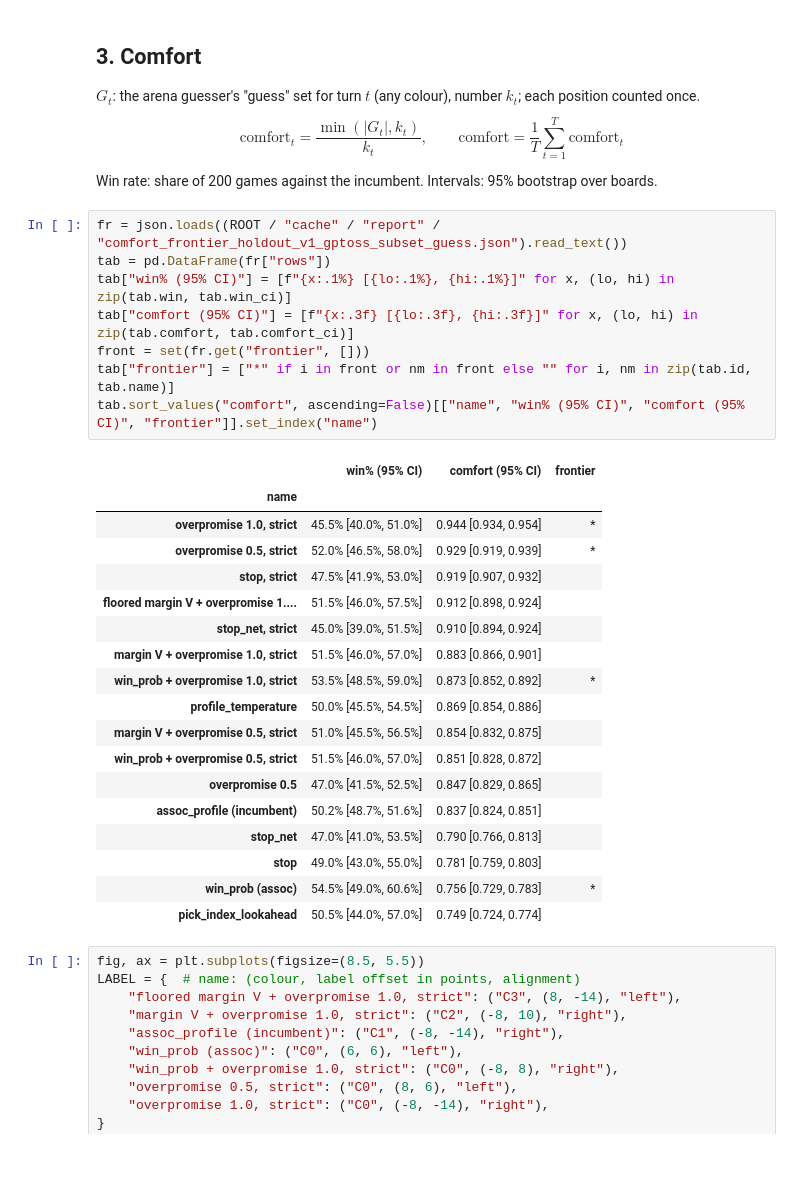
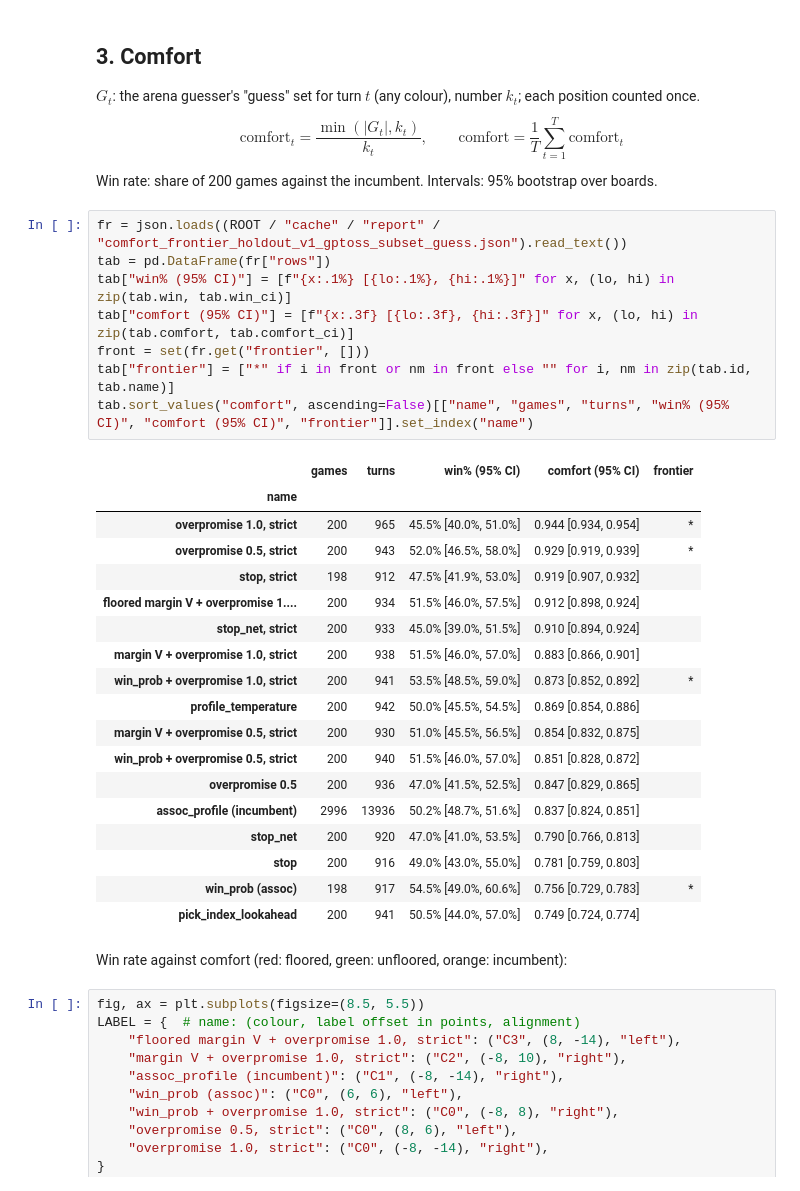
Before and after one commit to shanelee2027/CodenamesAI, a Jupyter notebook: notebooks/value_model_comfort_1028.ipynb, the cells around one changed output. Drawn from its saved outputs; the diff is of its cells as text; blank space fills up the shorter version.

Commit message:
Formula notebook: data tables back (raw, fit, sqrt(n) check, ranking-listener R2, games/turns), one-line captions
Co-Authored-By: Claude Opus 5.5 <noreply@anthropic.com>

```diff
--- a/notebooks/value_model_comfort_1028.ipynb
+++ b/notebooks/value_model_comfort_1028.ipynb
@@ -184,30 +269,32 @@ Win rate: share of 200 games against the incumbent. Intervals: 95% bootstrap ove
 # %%
 fr = json.loads((ROOT / "cache" / "report" / "comfort_frontier_holdout_v1_gptoss_subset_guess.json").read_text())
 tab = pd.DataFrame(fr["rows"])
 tab["win% (95% CI)"] = [f"{x:.1%} [{lo:.1%}, {hi:.1%}]" for x, (lo, hi) in zip(tab.win, tab.win_ci)]
 tab["comfort (95% CI)"] = [f"{x:.3f} [{lo:.3f}, {hi:.3f}]" for x, (lo, hi) in zip(tab.comfort, tab.comfort_ci)]
 front = set(fr.get("frontier", []))
 tab["frontier"] = ["*" if i in front or nm in front else "" for i, nm in zip(tab.id, tab.name)]
-tab.sort_values("comfort", ascending=False)[["name", "win% (95% CI)", "comfort (95% CI)", "frontier"]].set_index("name")
+tab.sort_values("comfort", ascending=False)[["name", "games", "turns", "win% (95% CI)", "comfort (95% CI)", "frontier"]].set_index("name")
 # %% [output]
-|  | win% (95% CI) | comfort (95% CI) | frontier |
-| name |  |  |  |
-| overpromise 1.0, strict | 45.5% [40.0%, 51.0%] | 0.944 [0.934, 0.954] | * |
-| overpromise 0.5, strict | 52.0% [46.5%, 58.0%] | 0.929 [0.919, 0.939] | * |
-| stop, strict | 47.5% [41.9%, 53.0%] | 0.919 [0.907, 0.932] |  |
-| floored margin V + overpromise 1.... | 51.5% [46.0%, 57.5%] | 0.912 [0.898, 0.924] |  |
-| stop_net, strict | 45.0% [39.0%, 51.5%] | 0.910 [0.894, 0.924] |  |
-| margin V + overpromise 1.0, strict | 51.5% [46.0%, 57.0%] | 0.883 [0.866, 0.901] |  |
-| win_prob + overpromise 1.0, strict | 53.5% [48.5%, 59.0%] | 0.873 [0.852, 0.892] | * |
-| profile_temperature | 50.0% [45.5%, 54.5%] | 0.869 [0.854, 0.886] |  |
-| margin V + overpromise 0.5, strict | 51.0% [45.5%, 56.5%] | 0.854 [0.832, 0.875] |  |
-| win_prob + overpromise 0.5, strict | 51.5% [46.0%, 57.0%] | 0.851 [0.828, 0.872] |  |
-| overpromise 0.5 | 47.0% [41.5%, 52.5%] | 0.847 [0.829, 0.865] |  |
-| assoc_profile (incumbent) | 50.2% [48.7%, 51.6%] | 0.837 [0.824, 0.851] |  |
-| stop_net | 47.0% [41.0%, 53.5%] | 0.790 [0.766, 0.813] |  |
-| stop | 49.0% [43.0%, 55.0%] | 0.781 [0.759, 0.803] |  |
-| win_prob (assoc) | 54.5% [49.0%, 60.6%] | 0.756 [0.729, 0.783] | * |
-| pick_index_lookahead | 50.5% [44.0%, 57.0%] | 0.749 [0.724, 0.774] |  |
+|  | games | turns | win% (95% CI) | comfort (95% CI) | frontier |
+| name |  |  |  |  |  |
+| overpromise 1.0, strict | 200 | 965 | 45.5% [40.0%, 51.0%] | 0.944 [0.934, 0.954] | * |
+| overpromise 0.5, strict | 200 | 943 | 52.0% [46.5%, 58.0%] | 0.929 [0.919, 0.939] | * |
+| stop, strict | 198 | 912 | 47.5% [41.9%, 53.0%] | 0.919 [0.907, 0.932] |  |
+| floored margin V + overpromise 1.... | 200 | 934 | 51.5% [46.0%, 57.5%] | 0.912 [0.898, 0.924] |  |
+| stop_net, strict | 200 | 933 | 45.0% [39.0%, 51.5%] | 0.910 [0.894, 0.924] |  |
+| margin V + overpromise 1.0, strict | 200 | 938 | 51.5% [46.0%, 57.0%] | 0.883 [0.866, 0.901] |  |
+| win_prob + overpromise 1.0, strict | 200 | 941 | 53.5% [48.5%, 59.0%] | 0.873 [0.852, 0.892] | * |
+| profile_temperature | 200 | 942 | 50.0% [45.5%, 54.5%] | 0.869 [0.854, 0.886] |  |
+| margin V + overpromise 0.5, strict | 200 | 930 | 51.0% [45.5%, 56.5%] | 0.854 [0.832, 0.875] |  |
+| win_prob + overpromise 0.5, strict | 200 | 940 | 51.5% [46.0%, 57.0%] | 0.851 [0.828, 0.872] |  |
+| overpromise 0.5 | 200 | 936 | 47.0% [41.5%, 52.5%] | 0.847 [0.829, 0.865] |  |
+| assoc_profile (incumbent) | 2996 | 13936 | 50.2% [48.7%, 51.6%] | 0.837 [0.824, 0.851] |  |
+| stop_net | 200 | 920 | 47.0% [41.0%, 53.5%] | 0.790 [0.766, 0.813] |  |
+| stop | 200 | 916 | 49.0% [43.0%, 55.0%] | 0.781 [0.759, 0.803] |  |
+| win_prob (assoc) | 198 | 917 | 54.5% [49.0%, 60.6%] | 0.756 [0.729, 0.783] | * |
+| pick_index_lookahead | 200 | 941 | 50.5% [44.0%, 57.0%] | 0.749 [0.724, 0.774] |  |
+# %% [markdown]
+Win rate against comfort (red: floored, green: unfloored, orange: incumbent):
 # %%
 fig, ax = plt.subplots(figsize=(8.5, 5.5))
 LABEL = {  # name: (colour, label offset in points, alignment)
```
Also changed, not shown: parts of 13 cells of this notebook, 1 other file.
